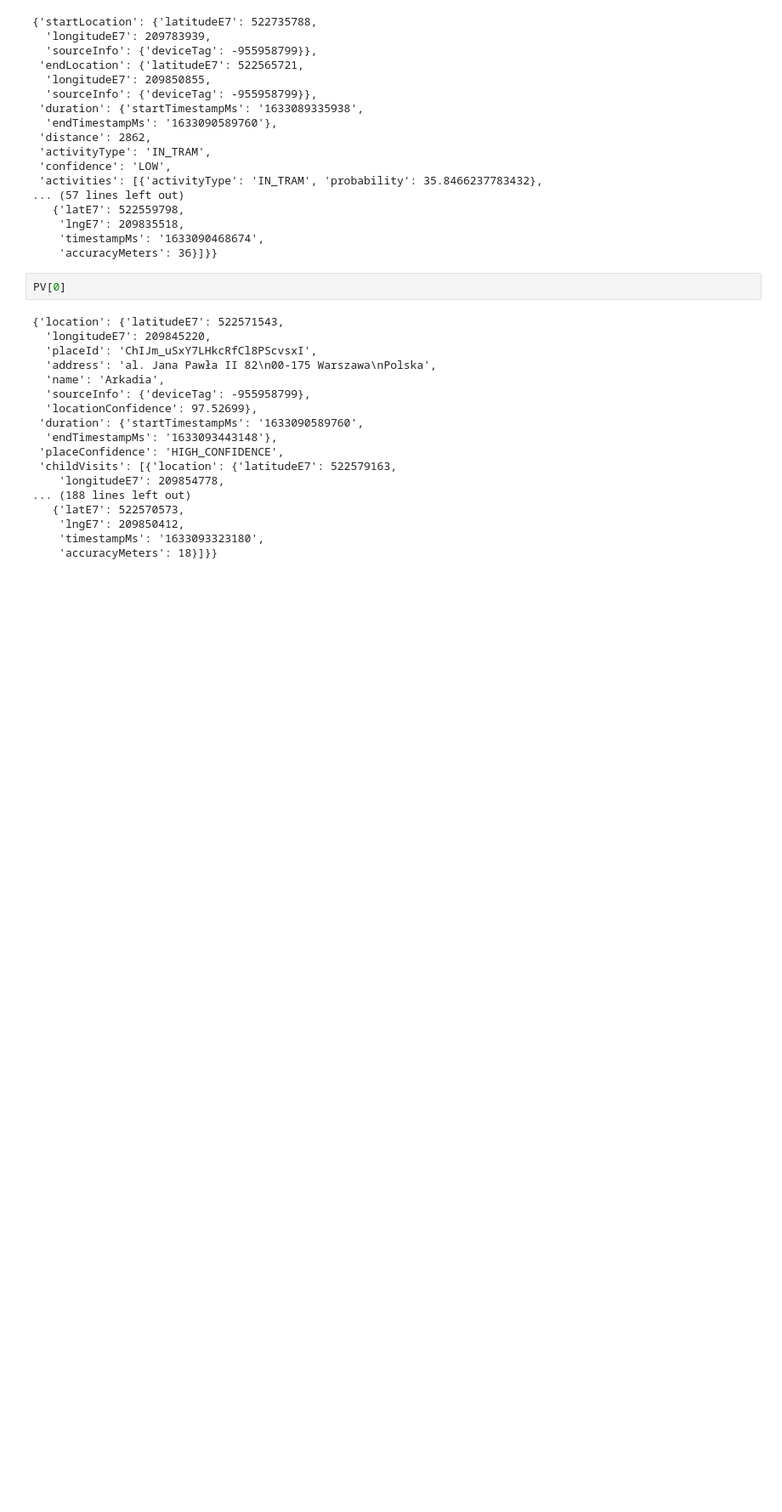
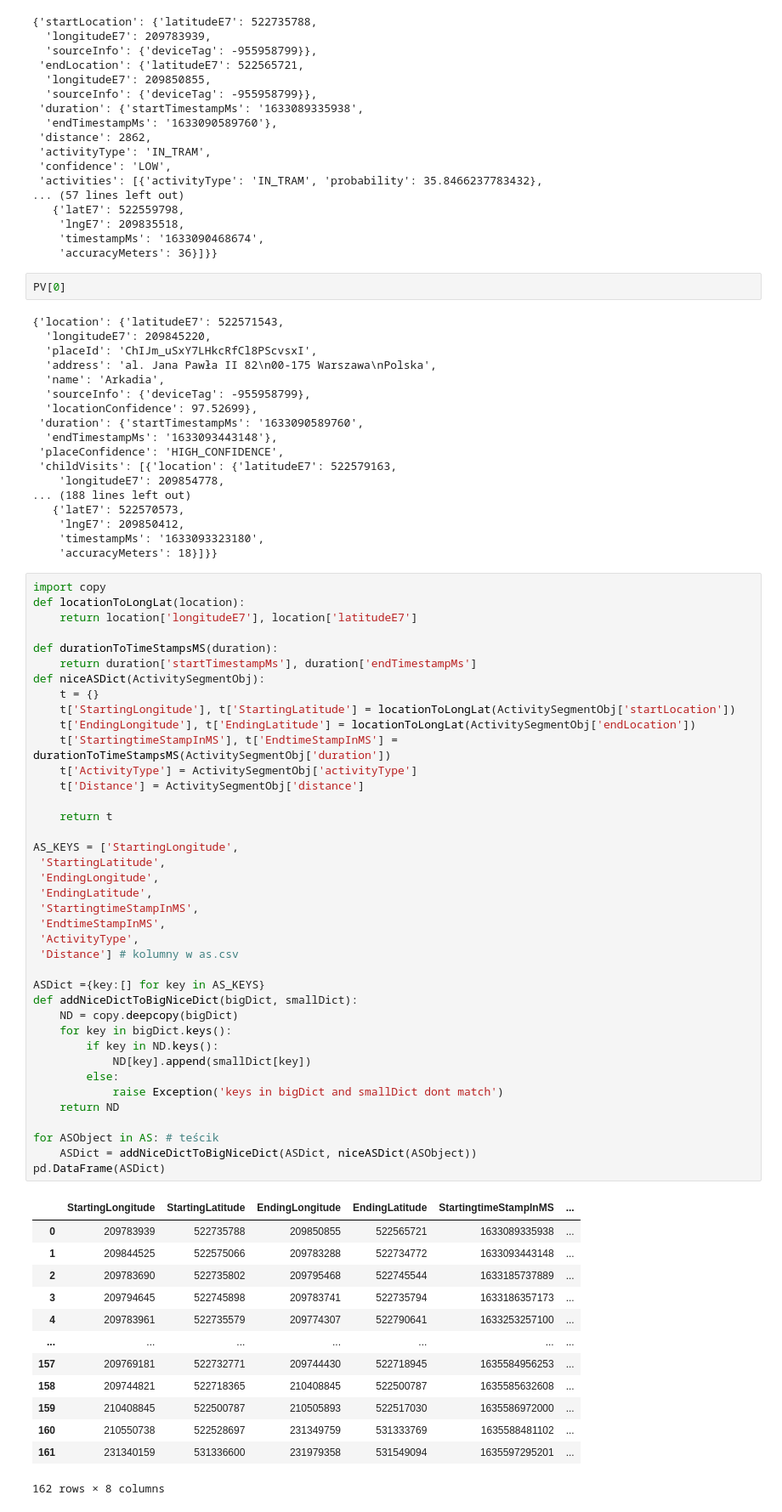
Before and after one commit to Grzgorzk/TWD-proj2, a Jupyter notebook: random exploration/Untitled.ipynb, the cells around one changed output. Shown at 85% size. Drawn from its saved outputs; the diff is of its cells as text; blank space fills up the shorter version.

```diff
--- a/random exploration/Untitled.ipynb
+++ b/random exploration/Untitled.ipynb
@@ -88,3 +87,56 @@ PV[0]
     'lngE7': 209850412,
     'timestampMs': '1633093323180',
     'accuracyMeters': 18}]}}
+# %%
+import copy
+def locationToLongLat(location):
+    return location['longitudeE7'], location['latitudeE7']
+
+def durationToTimeStampsMS(duration):
+    return duration['startTimestampMs'], duration['endTimestampMs']
+def niceASDict(ActivitySegmentObj):
+    t = {}
+    t['StartingLongitude'], t['StartingLatitude'] = locationToLongLat(ActivitySegmentObj['startLocation'])
+    t['EndingLongitude'], t['EndingLatitude'] = locationToLongLat(ActivitySegmentObj['endLocation'])
+    t['StartingtimeStampInMS'], t['EndtimeStampInMS'] = durationToTimeStampsMS(ActivitySegmentObj['duration'])
+    t['ActivityType'] = ActivitySegmentObj['activityType']
+    t['Distance'] = ActivitySegmentObj['distance']
+
+    return t
+
+AS_KEYS = ['StartingLongitude',
+ 'StartingLatitude',
+ 'EndingLongitude',
+ 'EndingLatitude',
+ 'StartingtimeStampInMS',
+ 'EndtimeStampInMS',
+ 'ActivityType',
+ 'Distance'] # kolumny w as.csv
+
+ASDict ={key:[] for key in AS_KEYS}
+def addNiceDictToBigNiceDict(bigDict, smallDict):
+    ND = copy.deepcopy(bigDict)
+    for key in bigDict.keys():
+        if key in ND.keys():
+            ND[key].append(smallDict[key])
+        else:
+            raise Exception('keys in bigDict and smallDict dont match')
+    return ND
+
+for ASObject in AS: # teścik
+    ASDict = addNiceDictToBigNiceDict(ASDict, niceASDict(ASObject))
+pd.DataFrame(ASDict)
+# %% [output]
+|  | StartingLongitude | StartingLatitude | EndingLongitude | EndingLatitude | StartingtimeStampInMS | ... |
+| 0 | 209783939 | 522735788 | 209850855 | 522565721 | 1633089335938 | ... |
+| 1 | 209844525 | 522575066 | 209783288 | 522734772 | 1633093443148 | ... |
+| 2 | 209783690 | 522735802 | 209795468 | 522745544 | 1633185737889 | ... |
+| 3 | 209794645 | 522745898 | 209783741 | 522735794 | 1633186357173 | ... |
+| 4 | 209783961 | 522735579 | 209774307 | 522790641 | 1633253257100 | ... |
+| ... | ... | ... | ... | ... | ... | ... |
+| 157 | 209769181 | 522732771 | 209744430 | 522718945 | 1635584956253 | ... |
+| 158 | 209744821 | 522718365 | 210408845 | 522500787 | 1635585632608 | ... |
+| 159 | 210408845 | 522500787 | 210505893 | 522517030 | 1635586972000 | ... |
+| 160 | 210550738 | 522528697 | 231349759 | 531333769 | 1635588481102 | ... |
+| 161 | 231340159 | 531336600 | 231979358 | 531549094 | 1635597295201 | ... |
+162 rows × 8 columns
```
Also changed, not shown: parts of 4 cells of this notebook, 4 other files.
